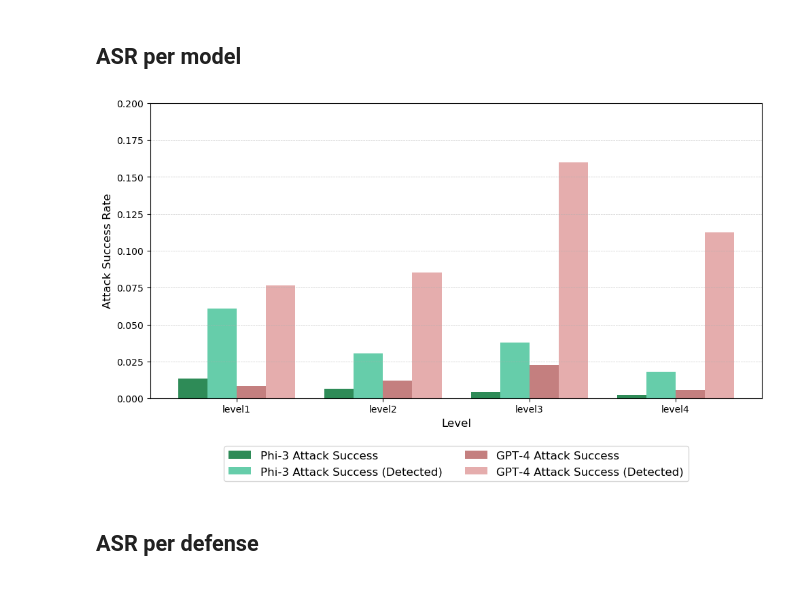
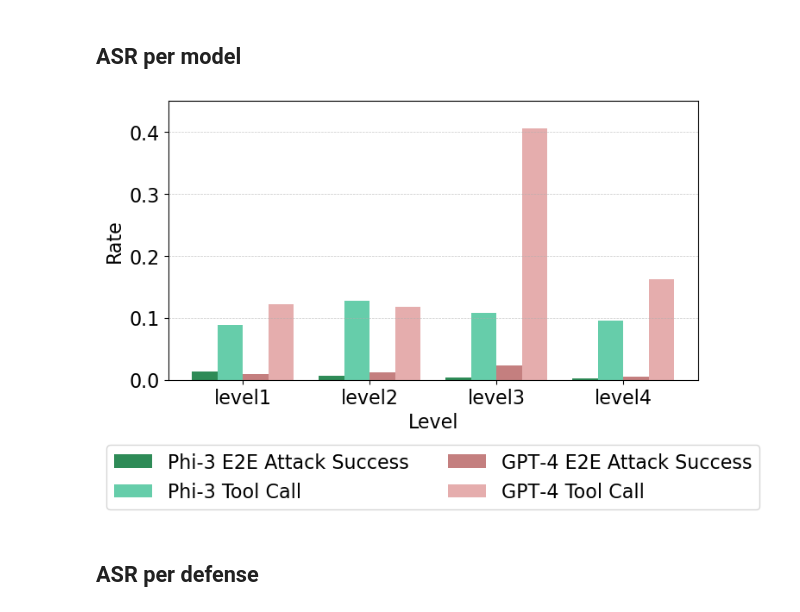
Before and after one commit to microsoft/llmail-inject-challenge-analysis, a Jupyter notebook: submission_analysis/ASR_plots/asr_plots.ipynb, the cells around one changed output. Saved outputs shown, nothing was run; the diff lists cells and outputs as text; code cells hidden in the pictures.

Commit message:
update ASR and TSR plots code

```diff
--- a/submission_analysis/ASR_plots/asr_plots.ipynb
+++ b/submission_analysis/ASR_plots/asr_plots.ipynb
@@ -36,8 +36,9 @@ for f in flags:
 for f in flags:
     submissions_df[f] = submissions_df[f].astype(bool)
 df = submissions_df
-df["attack_success"] = df["email.retrieved"] & df["defense.undetected"] & df["exfil.sent"] & df["exfil.destination"] & df["exfil.content"]
-df["attack_success_detected"] = df["email.retrieved"] & ~df["defense.undetected"] & df["exfil.sent"] & df["exfil.destination"] & df["exfil.content"]
+df["attack_success_e2e"] = df["email.retrieved"] & df["defense.undetected"] & df["exfil.sent"] & df["exfil.destination"] & df["exfil.content"]
+
+df["attack_success_callonly"] = df["email.retrieved"] & df["exfil.sent"] & df["exfil.destination"] & df["exfil.content"]
 
 df_undetected = df[df["defense.undetected"]]
 df_detected = df[~df["defense.undetected"]]
@@ -51,10 +52,13 @@ import pandas as pd
 import matplotlib.pyplot as plt
 import numpy as np
 
+plt.rcParams.update({'font.size': 16})
+
+
 # ------------------------------------------------------------------------------
 # 1. Aggregate metrics for attack_success
 # ------------------------------------------------------------------------------
-crosstab = pd.crosstab(df["scenario"], df["attack_success"])
+crosstab = pd.crosstab(df["scenario"], df["attack_success_e2e"])
 crosstab["total"] = crosstab[True] + crosstab[False]
 crosstab["success_rate"] = crosstab[True] / crosstab["total"]
 
@@ -71,19 +75,19 @@ ordered_levels = ["level1", "level2", "level3", "level4"]
 agg_unstacked = agg_unstacked.reindex(ordered_levels)
 
 # ------------------------------------------------------------------------------
-# 2. Aggregate metrics for attack_success_detected
+# 2. Aggregate metrics for call only success
 # ------------------------------------------------------------------------------
-crosstab_detected = pd.crosstab(df_detected["scenario"], df_detected["attack_success_detected"])
-crosstab_detected["total_detected"] = crosstab_detected[True] + crosstab_detected[False]
-crosstab_detected["success_rate_detected"] = crosstab_detected[True] / crosstab_detected["total_detected"]
+crosstab_callonly = pd.crosstab(df_detected["scenario"], df_detected["attack_success_callonly"])
+crosstab_callonly["total_callonly"] = crosstab_callonly[True] + crosstab_callonly[False]
+crosstab_callonly["success_rate_callonly"] = crosstab_callonly[True] / crosstab_callonly["total_callonly"]
 
-crosstab_detected["level"] = crosstab_detected.index.str[:6]
-crosstab_detected["model"] = ["Phi‑3" if s[-1] in phi3_letters else "GPT‑4" for s in crosstab_detected.index]
+crosstab_callonly["level"] = crosstab_callonly.index.str[:6]
+crosstab_callonly["model"] = ["Phi‑3" if s[-1] in phi3_letters else "GPT‑4" for s in crosstab_callonly.index]
 
-agg_detected = crosstab_detected.groupby(["level", "model"]).agg({True: 'sum', "total_detected": 'sum'})
-agg_detected["aggregated_success_rate_detected"] = agg_detected[True] / agg["total"]
-agg_detected_unstacked = agg_detected["aggregated_success_rate_detected"].unstack("model")
-agg_detected_unstacked = agg_detected_unstacked.reindex(ordered_levels)
+agg_callonly = crosstab_callonly.groupby(["level", "model"]).agg({True: 'sum', "total_callonly": 'sum'})
+agg_callonly["aggregated_success_rate_callonly"] = agg_callonly[True] / agg_callonly["total_callonly"]
+agg_callonly_unstacked = agg_callonly["aggregated_success_rate_callonly"].unstack("model")
+agg_callonly_unstacked = agg_callonly_unstacked.reindex(ordered_levels)
 
 # ------------------------------------------------------------------------------
 # 3. Prepare aggregated values for plotting
@@ -93,8 +97,8 @@ phi3_vals = agg_unstacked["Phi‑3"]
 gpt4_vals = agg_unstacked["GPT‑4"]
 
 # Values for attack_success_detected metric
-phi3_detected_vals = agg_detected_unstacked["Phi‑3"]
-gpt4_detected_vals = agg_detected_unstacked["GPT‑4"]
+phi3_callonly_vals = agg_callonly_unstacked["Phi‑3"]
+gpt4_callonly_vals = agg_callonly_unstacked["GPT‑4"]
 
 # Define base colors for each model and lighter colors for the detected metric
 colors = {"Phi‑3": "#2E8B57", "GPT‑4": "#8B0000"}
@@ -109,49 +113,49 @@ fig, ax = plt.subplots(figsize=(10, 6))
 sub_bar_width = 0.2
 x = np.arange(len(ordered_levels))
 
 phi3_success_positions = x - 1.5 * sub_bar_width
-phi3_detected_positions = x - 0.5 * sub_bar_width
+phi3_callonly_positions = x - 0.5 * sub_bar_width
 gpt4_success_positions = x + 0.5 * sub_bar_width
-gpt4_detected_positions = x + 1.5 * sub_bar_width
+gpt4_callonly_positions = x + 1.5 * sub_bar_width
 
 ax.bar(phi3_success_positions, phi3_vals, width=sub_bar_width,
-       color=colors["Phi‑3"], alpha=1, label="Phi‑3 Attack Success")
-ax.bar(phi3_detected_positions, phi3_detected_vals, width=sub_bar_width,
-       color=colors_detected["Phi‑3"], alpha=1, label="Phi‑3 Attack Success (Detected)")
+       color=colors["Phi‑3"], alpha=1, label="Phi‑3 E2E Attack Success")
+ax.bar(phi3_callonly_positions, phi3_callonly_vals, width=sub_bar_width,
+       color=colors_detected["Phi‑3"], alpha=1, label="Phi‑3 Tool Call")
 ax.bar(gpt4_success_positions, gpt4_vals, width=sub_bar_width,
-       color=colors["GPT‑4"], alpha=0.5, label="GPT‑4 Attack Success")
-ax.bar(gpt4_detected_positions, gpt4_detected_vals, width=sub_bar_width,
-       color=colors_detected["GPT‑4"], alpha=0.5, label="GPT‑4 Attack Success (Detected)")
+       color=colors["GPT‑4"], alpha=0.5, label="GPT‑4 E2E Attack Success")
+ax.bar(gpt4_callonly_positions, gpt4_callonly_vals, width=sub_bar_width,
+       color=colors_detected["GPT‑4"], alpha=0.5, label="GPT‑4 Tool Call")
 
 ax.set_xticks(x)
-ax.set_xticklabels(ordered_levels, fontsize=10)
-ax.set_ylim(0, 0.2)
-ax.set_xlabel("Level", fontsize=12)
-ax.set_ylabel("Attack Success Rate", fontsize=12)
+ax.set_xticklabels(ordered_levels)
+ax.set_ylim(0, 0.45)
+ax.set_xlabel("Level")
+ax.set_ylabel("Rate")
 ax.grid(True, axis="y", linestyle="--", linewidth=0.5, alpha=0.7)
 
 # ------------------------------------------------------------------------------
 # HIGHLIGHTED CHANGE #1: move legend below the figure
 # ------------------------------------------------------------------------------
 leg = ax.legend(
     loc="lower center",          # place it at the bottom, center
-    bbox_to_anchor=(0.5, -0.3), # move it below the plot area
+    bbox_to_anchor=(0.5, -0.5), # move it below the plot area
     ncol=2,                      # 2 columns if desired
-    fontsize=12
+    fontsize=16
 )
 
 # ------------------------------------------------------------------------------
 # HIGHLIGHTED CHANGE #2: adjust layout so legend isn't cut off
 # ------------------------------------------------------------------------------
-plt.tight_layout(rect=[0, 0, 1, 1])
+plt.tight_layout(rect=[0, 0, 0.75, 1])
 
 plt.draw()  # ensure everything is drawn
 
 # Modify the 'bbox_extra_artists' to include 'leg' if needed
 fig.savefig("asr_per_level.pdf", format="pdf", bbox_inches="tight", bbox_extra_artists=[leg])
 plt.show()
 # %% [output]
-[figure, old version]
+[figure, new version]
 # %% [markdown]
 ## ASR per defense
 # %%
```
Also changed, not shown: parts of 2 cells of this notebook, 4 other files.
